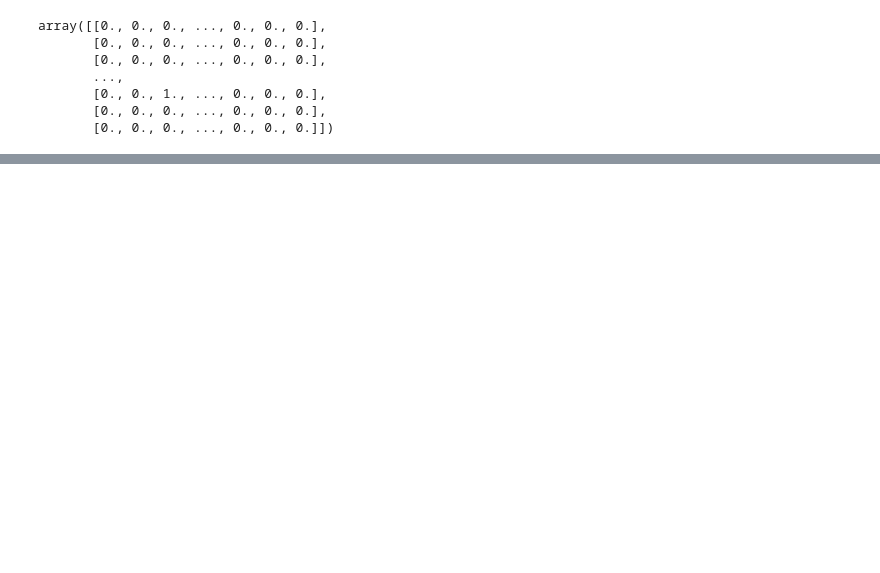
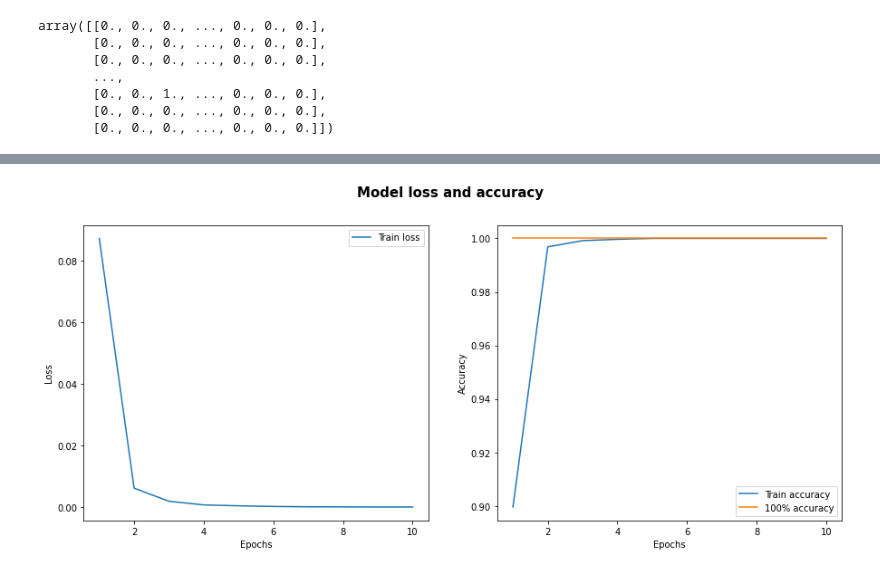
Before and after one commit to goznalo-git/RedesNeuronalesComplejas-UNED, a Jupyter notebook: Mushroom-NeuralNet/2-NeuralNetwork.ipynb, the cells around one changed output, grey strips where cells are left out. Cells and saved outputs as stored; diff of their text form; code cells hidden in the pictures; blank space fills up the shorter version.

```diff
--- a/Mushroom-NeuralNet/2-NeuralNetwork.ipynb
+++ b/Mushroom-NeuralNet/2-NeuralNetwork.ipynb
@@ -90,0 +94,20 @@ You must install pydot (`pip install pydot`) and install graphviz (see instructi
+# %%
+def plot_loss_accuracy(model, history):
+    '''
+    Plot side to side the loss function and accuracy during training
+    '''
+    fig, ax = plt.subplots(1,2, figsize=(15,6))
+    fig.suptitle('Model loss and accuracy', fontsize = 15, fontweight='bold')
+
+    ax[0].plot(range(1, epochs+1), history.history["loss"], label="Train loss")
+    ax[0].set_ylabel("Loss")
+    ax[0].set_xlabel("Epochs")
+    ax[0].legend()
+
+    ax[1].plot(range(1, epochs+1), history.history["accuracy"], label="Train accuracy")
+    ax[1].plot(range(1, epochs+1), [1]*len(range(1, epochs+1)), label="100% accuracy")
+    ax[1].set_ylabel("Accuracy")
+    ax[1].set_xlabel("Epochs")
+    ax[1].legend()
+
+    plt.savefig(f'training_{model}.png', facecolor='white', transparent=False)
@@ -90,0 +116,3 @@ You must install pydot (`pip install pydot`) and install graphviz (see instructi
+# %%
+epochs = 10
+history_1 = model_1.fit(train_df, train_class, batch_size = 32, epochs = epochs)
@@ -90,0 +140,4 @@ You must install pydot (`pip install pydot`) and install graphviz (see instructi
+# %%
+plot_loss_accuracy('model1', history_1)
+# %% [output]
+[figure, added]
```
Also changed, not shown: parts of 20 cells of this notebook, 7 other files.
